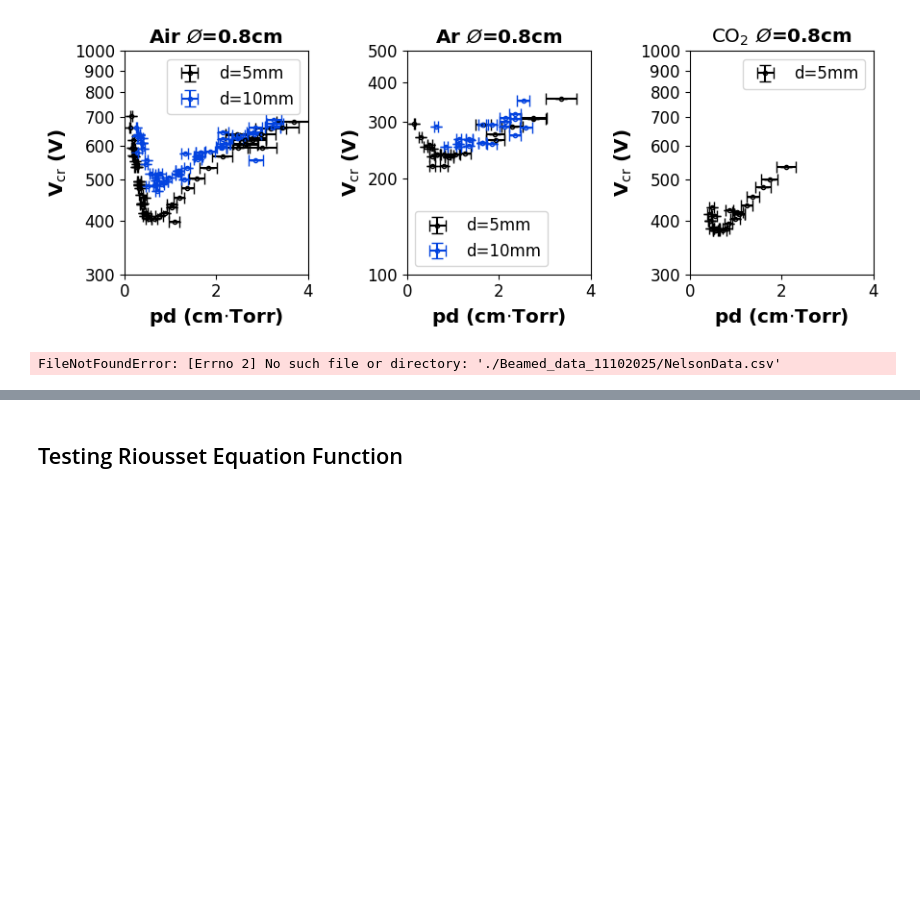
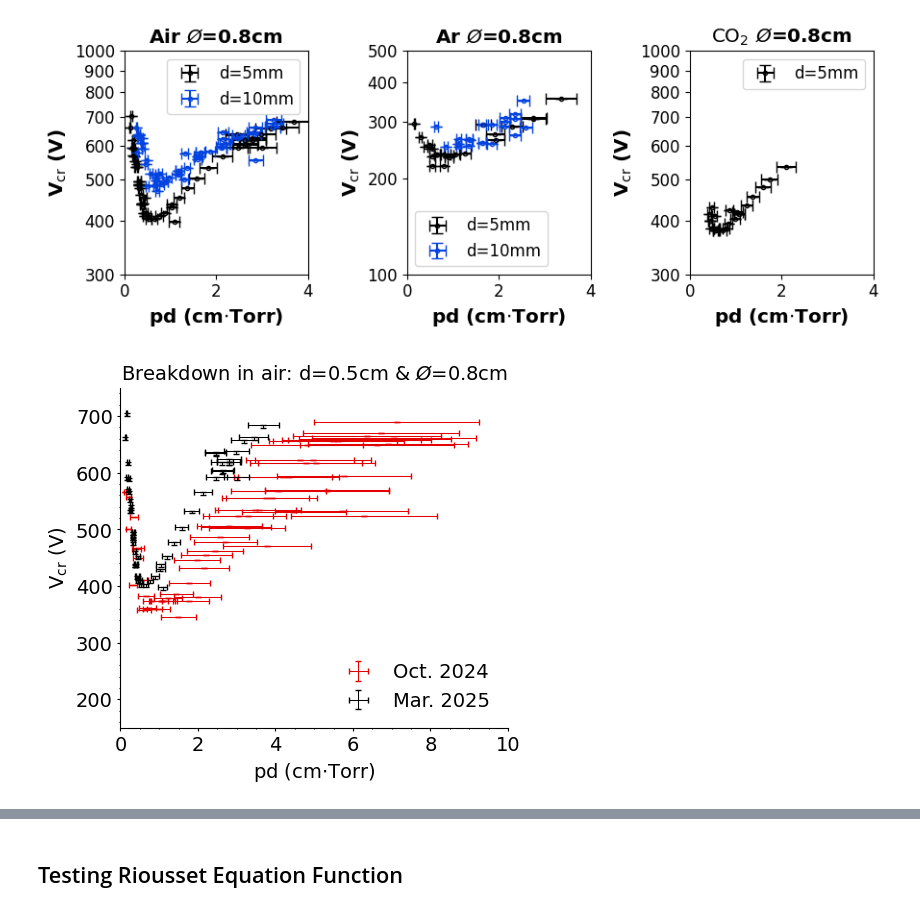
Before and after one commit to s-gerow/SAIL-Plasma, a Jupyter notebook: BeAMED/Test Scripts/FAS_analysis.ipynb, the cells around one changed output, grey strips where cells are left out. Saved outputs shown, nothing was run; the diff lists cells and outputs as text; code cells hidden in the pictures; blank space fills up the shorter version.

```diff
--- a/BeAMED/Test Scripts/FAS_analysis.ipynb
+++ b/BeAMED/Test Scripts/FAS_analysis.ipynb
@@ -39,7 +39,7 @@ file_nelson_N2 = r'C:\Users\gerows\Python\SAIL-Plasma\NelsonData.csv'
 file_nelson_Ar = r'C:\Users\gerows\Python\SAIL-Plasma\Nelson2024Argon.csv'
 
 
-mac_root = '/Users/sethgerow/Downloads/Beamed-Data'
+mac_root = '/Users/sethgerow/Desktop/Beamed-Data/backup'
 file_N2_2_5mm_mac = mac_root+'/202572_N2_2_5.csv'
 file_N2_5mm_mac = mac_root+'/202565_N2_5mm.csv'
 file_N2_10mm_mac = mac_root+'/2025612_N2_10mm.csv'
@@ -62,7 +62,9 @@ pd5_Ar, v5_Ar, pd_err5_Ar, v_err5_Ar = open_data(filepath=file_Ar_5mm_win)
 
 # pd5_CO2, v5_CO2, pd_err5_CO2, v_err5_CO2 = open_data(filepath=file_CO2_5mm_mac, use_ps_voltage=True)
 
-
+pd_err2_5 = np.add(pd_err2_5, pd2_5*(2/300))
+pd_err5 = np.add(pd_err5, pd5*(2/300))
+pd_err10 = np.add(pd_err10, pd10*(2/300))
 
 ## modify data as needed
 
@@ -321,26 +337,51 @@ fig.savefig('FAS_data.png', transparent=True)
 # %%
-fig3 = plt.Figure(figsize=(3.5,3))
-ax3 = fig3.add_subplot()
+fig4, ax4 = plt.subplots(1,1, figsize=(5,5))
+# ax5 = ax4.twiny()
+fig4.subplots_adjust(bottom=0.2)
 
+# ax5.xaxis.set_ticks_position("bottom")
+# ax5.xaxis.set_label_position("bottom")
 
+# ax5.spines["bottom"].set_position(("axes", -0.2))
 
-ax3.set_title(r'Breakdown in air: d=0.5cm & $\O$=0.8cm')
-ax3.set_xlabel(r'pd (cm$\cdot$Torr)')
-ax3.set_ylabel(r'V$_{\rm cr}$ (V)')
-ax3.set_ylim([150,750])
-ax3.xaxis.set_minor_locator(MultipleLocator(11))
-ax3.yaxis.set_minor_locator(MultipleLocator(5))
-ax3.tick_params(which='minor', length=1, width = 0.8)
-ax3.tick_params(which='major', length=2, width = 0.8)
-ax3.minorticks_on()
+new_tick_locations = np.array([0, 2, 4, 6, 8])
 
-ax3.errorbar(pdNelson, vNelson, v_errNelson, pd_errNelson, fmt='', capsize=2, markerfacecolor = 'none', color = 'xkcd:red', linewidth = 0.75, ls = 'none', label = 'N24')
-ax3.errorbar(pd5, v5, [v_err5 + 5, v_err5], pd_err5, fmt='', capsize=2, markerfacecolor = 'none', color = 'xkcd:black', linewidth = 0.75, ls='none', label = 'This study')
+# ax5.set_frame_on(True)
+# ax5.patch.set_visible(False)
 
-ax3.legend(loc = 'lower right',
-           frameon = False)
+# for sp in ax5.spines.values():
+#     sp.set_visible(False)
+# ax5.spines["bottom"].set_visible(True)
 
-fig3.savefig('./Beamed_data_11102025/TIM_fig2.svg', transparent=True)
+font = {'size':14}
+
+ax4.set_title(r'Breakdown in air: d=0.5cm & $\O$=0.8cm', fontdict=font)
+ax4.set_xlabel(r'pd (cm$\cdot$Torr)', fontdict=font)
+ax4.set_ylabel(r'V$_{\rm cr}$ (V)', fontdict=font)
+ax4.set_ylim((150,750))
+ax4.set_xlim((0,10))
+ax4.xaxis.set_minor_locator(MultipleLocator(11))
+ax4.yaxis.set_minor_locator(MultipleLocator(5))
+ax4.tick_params(which='minor', length=1, width = 0.8, labelsize=14)
+ax4.tick_params(which='major', length=2, width = 0.8, labelsize=14)
+ax4.minorticks_on()
+
+#ax5 = ax4.secondary_xaxis(-0.2,(cmtorr2mpa, mpa2cmtorr))
+# ax5.set_xticks(new_tick_locations)
+# ax5.set_xticklabels(cmtorr2mpa(new_tick_locations))
+#ax5.set_xlabel(r"pd (m$\cdot$Pa)")
+
+ax4.errorbar(pdNelson, vNelson, v_errNelson, pd_errNelson, fmt='', capsize=2, markerfacecolor = 'none', color = 'xkcd:red', linewidth = 0.75, ls = 'none', label = 'Oct. 2024')
+ax4.errorbar(pd5, v5, [v_err5 + 5, v_err5], pd_err5, fmt='', capsize=2, markerfacecolor = 'none', color = 'xkcd:black', linewidth = 0.75, ls='none', label = 'Mar. 2025')
+
+ax4.legend(loc = 'lower right',
+           frameon = False,
+           fontsize=14)
+ax4.spines['top'].set_visible(False)
+ax4.spines['right'].set_visible(False)
+
+#fig3.tight_layout()
+fig4.savefig('figures9-11/IEEE_fig2.pdf', format='pdf',transparent=True, bbox_inches='tight')
 # %% [output]
-FileNotFoundError: [Errno 2] No such file or directory: './Beamed_data_11102025/NelsonData.csv'
+[figure, added]
 # %%
```
Also changed, not shown: parts of 5 cells of this notebook, 4 other files.
